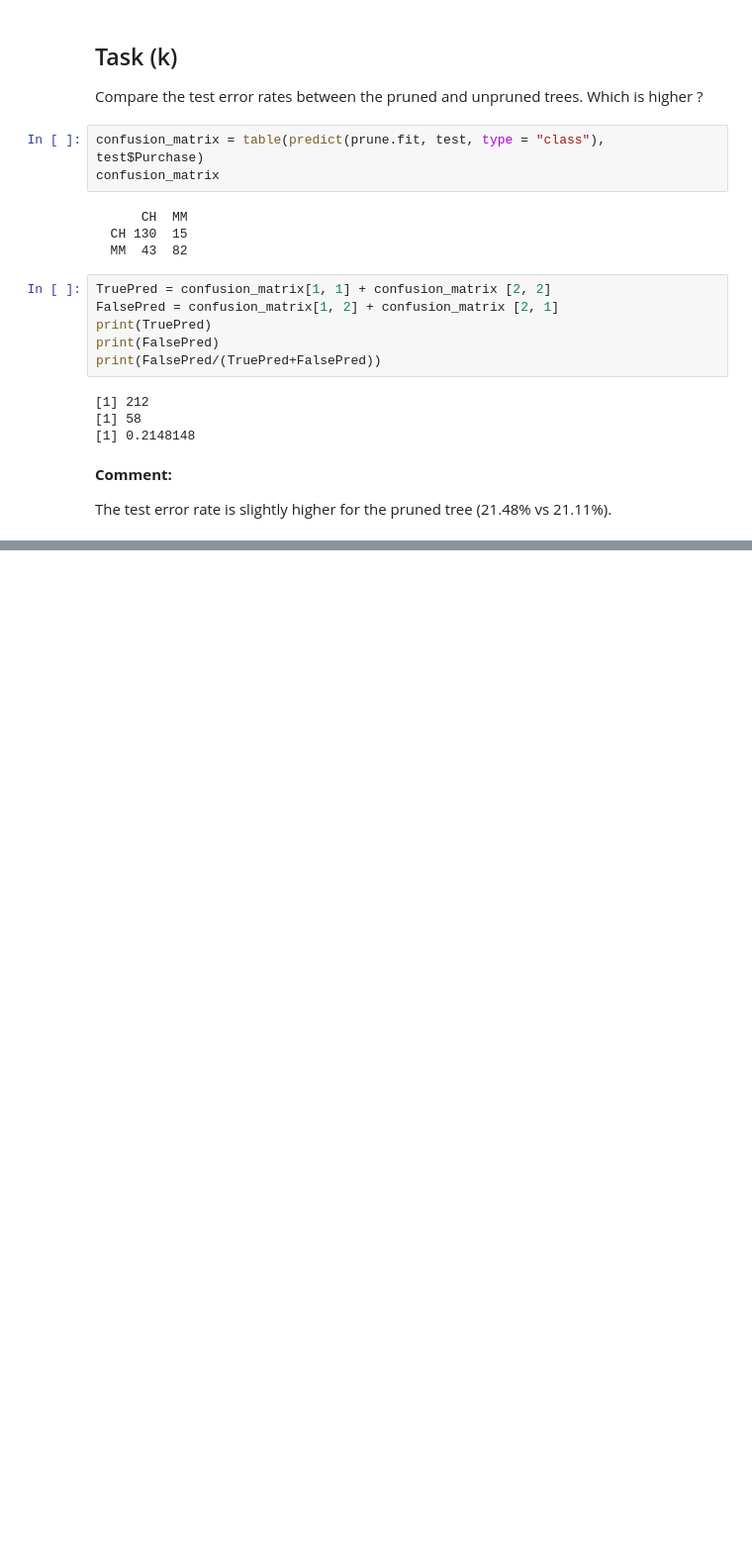
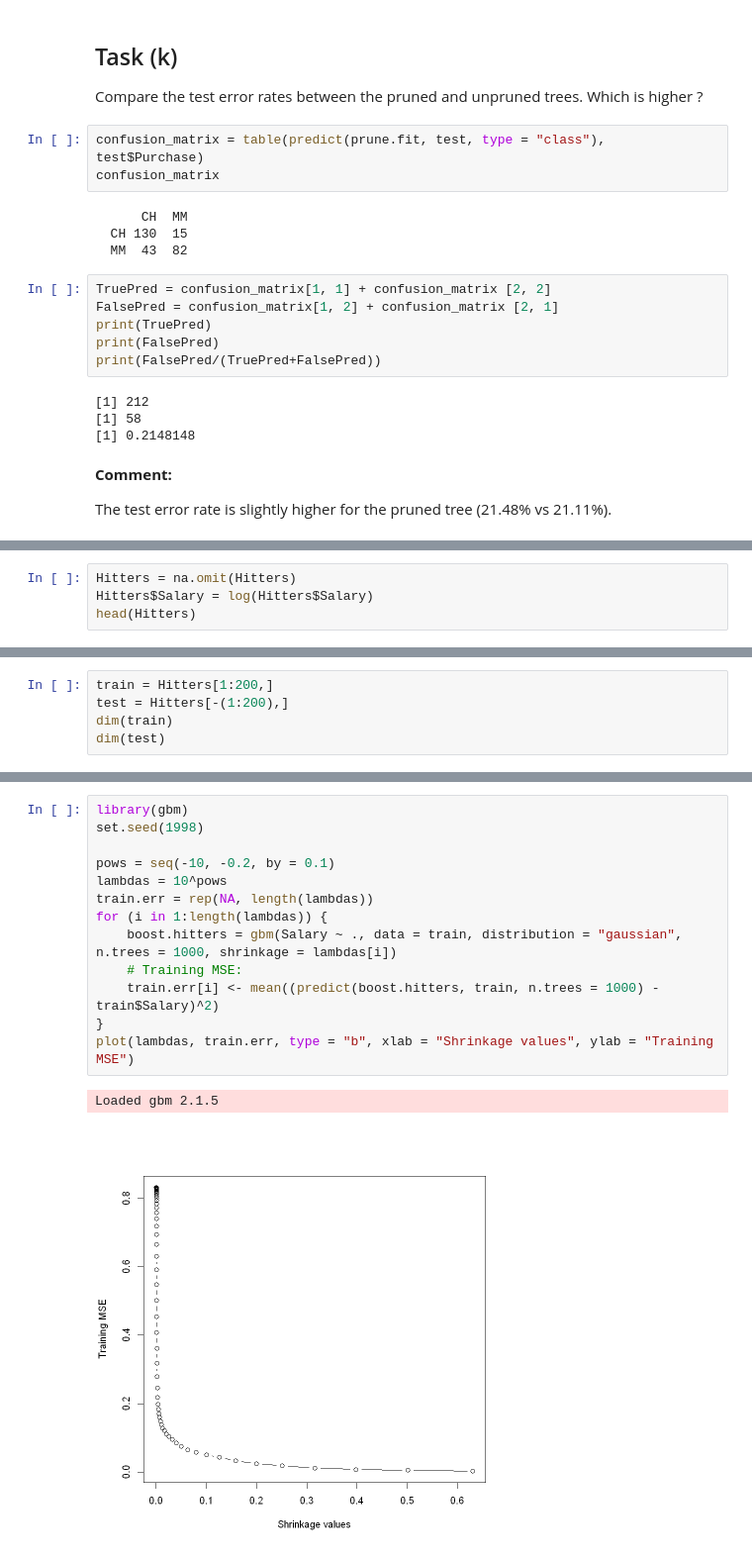
Before and after one commit to nguyenvlm/Statistical-Learning, a Jupyter notebook: Week7_TreeBasedMethods.ipynb, the cells around one changed output, grey strips where cells are left out. Shown at 99% size. Saved outputs shown, nothing was run; the diff lists cells and outputs as text; blank space fills up the shorter version.

Commit message:
Update boosting exercises for week 7 and practice with R for week 8

```diff
--- a/Week7_TreeBasedMethods.ipynb
+++ b/Week7_TreeBasedMethods.ipynb
@@ -388,0 +394,4 @@ The test error rate is slightly higher for the pruned tree (21.48%  vs 21.11%).
+# %%
+Hitters = na.omit(Hitters)
+Hitters$Salary = log(Hitters$Salary)
+head(Hitters)
@@ -388,0 +411,5 @@ The test error rate is slightly higher for the pruned tree (21.48%  vs 21.11%).
+# %%
+train = Hitters[1:200,]
+test = Hitters[-(1:200),]
+dim(train)
+dim(test)
@@ -388,0 +422,16 @@ The test error rate is slightly higher for the pruned tree (21.48%  vs 21.11%).
+# %%
+library(gbm)
+set.seed(1998)
+
+pows = seq(-10, -0.2, by = 0.1)
+lambdas = 10^pows
+train.err = rep(NA, length(lambdas))
+for (i in 1:length(lambdas)) {
+    boost.hitters = gbm(Salary ~ ., data = train, distribution = "gaussian", n.trees = 1000, shrinkage = lambdas[i])
+    # Training MSE:
+    train.err[i] <- mean((predict(boost.hitters, train, n.trees = 1000) - train$Salary)^2)
+}
+plot(lambdas, train.err, type = "b", xlab = "Shrinkage values", ylab = "Training MSE")
+# %% [output]
+Loaded gbm 2.1.5
+[figure, added]
```
Also changed, not shown: parts of 31 cells of this notebook, 1 other file.
